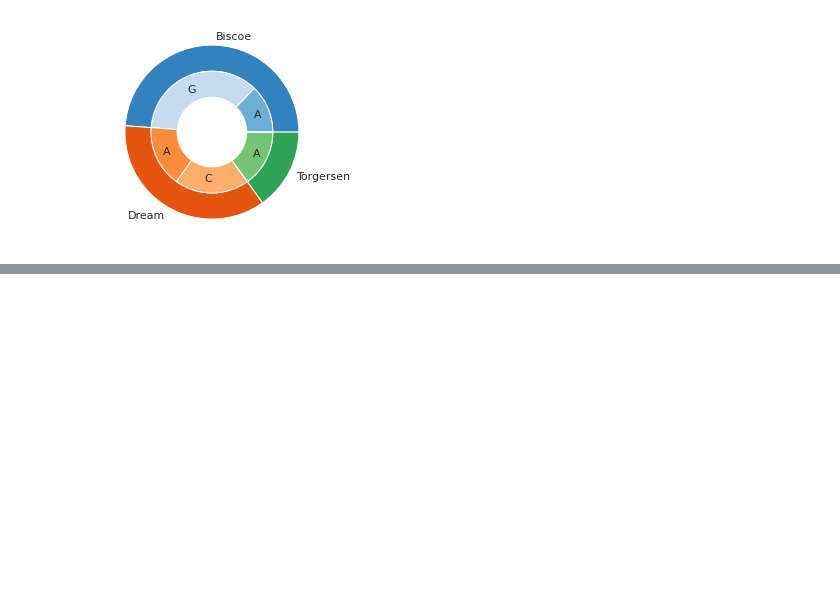
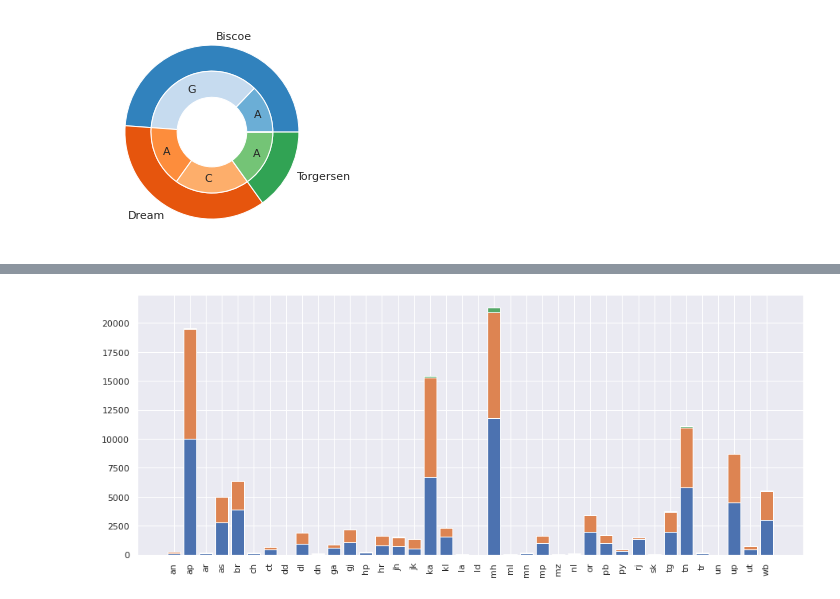
Before and after one commit to swami-gait/Foundations_of_datascience, a Jupyter notebook: FDS_WK12_DataViz.ipynb, the cells around one changed output, grey strips where cells are left out. Drawn from its saved outputs; the diff is of its cells as text; code cells hidden in the pictures; blank space fills up the shorter version.

```diff
--- a/FDS_WK12_DataViz.ipynb
+++ b/FDS_WK12_DataViz.ipynb
@@ -153,0 +194,9 @@ df = pd.json_normalize(data)
+# %%
+fig = plt.gcf()
+fig.set_size_inches(15,6)
+plt.bar(df_.index,df_.Confirmed);
+plt.bar(df_.index,df_.Recovered, bottom=df_.Confirmed);
+plt.bar(df_.index,df_.Deceased, bottom=df_.Confirmed +df_.Recovered);
+plt.xticks(rotation=90);
+# %% [output]
+[figure, added]
```
Also changed, not shown: parts of 10 cells of this notebook.
